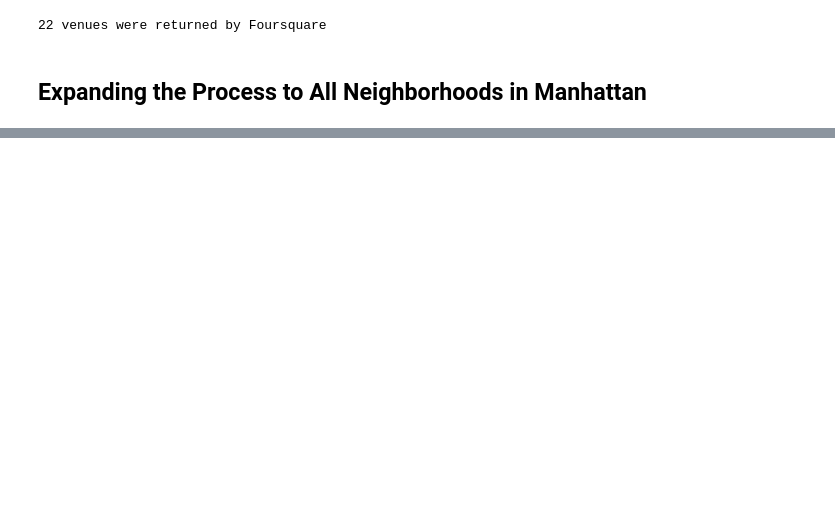
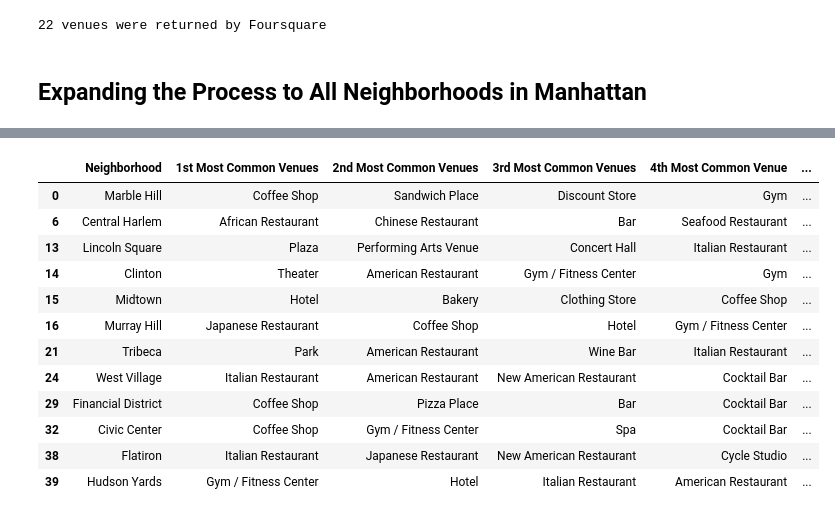
Before and after one commit to stumblingrobot/Battle_of_the_Neighborhoods, a Jupyter notebook: NYC_Neighboorhood_Segmentation.ipynb, the cells around one changed output, grey strips where cells are left out. Cells and saved outputs as stored; diff of their text form; code cells hidden in the pictures; blank space fills up the shorter version.

```diff
--- a/NYC_Neighboorhood_Segmentation.ipynb
+++ b/NYC_Neighboorhood_Segmentation.ipynb
@@ -304,0 +542,16 @@ results
+# %%
+manhattan_merged.loc[manhattan_merged['Cluster Labels'] == 1, manhattan_merged.columns[[1] + list(range(5, manhattan_merged.shape[1]))]]
+# %% [output]
+|  | Neighborhood | 1st Most Common Venues | 2nd Most Common Venues | 3rd Most Common Venues | 4th Most Common Venue | ... |
+| 0 | Marble Hill | Coffee Shop | Sandwich Place | Discount Store | Gym | ... |
+| 6 | Central Harlem | African Restaurant | Chinese Restaurant | Bar | Seafood Restaurant | ... |
+| 13 | Lincoln Square | Plaza | Performing Arts Venue | Concert Hall | Italian Restaurant | ... |
+| 14 | Clinton | Theater | American Restaurant | Gym / Fitness Center | Gym | ... |
+| 15 | Midtown | Hotel | Bakery | Clothing Store | Coffee Shop | ... |
+| 16 | Murray Hill | Japanese Restaurant | Coffee Shop | Hotel | Gym / Fitness Center | ... |
+| 21 | Tribeca | Park | American Restaurant | Wine Bar | Italian Restaurant | ... |
+| 24 | West Village | Italian Restaurant | American Restaurant | New American Restaurant | Cocktail Bar | ... |
+| 29 | Financial District | Coffee Shop | Pizza Place | Bar | Cocktail Bar | ... |
+| 32 | Civic Center | Coffee Shop | Gym / Fitness Center | Spa | Cocktail Bar | ... |
+| 38 | Flatiron | Italian Restaurant | Japanese Restaurant | New American Restaurant | Cycle Studio | ... |
+| 39 | Hudson Yards | Gym / Fitness Center | Hotel | Italian Restaurant | American Restaurant | ... |
```
Also changed, not shown: parts of 25 cells of this notebook.
